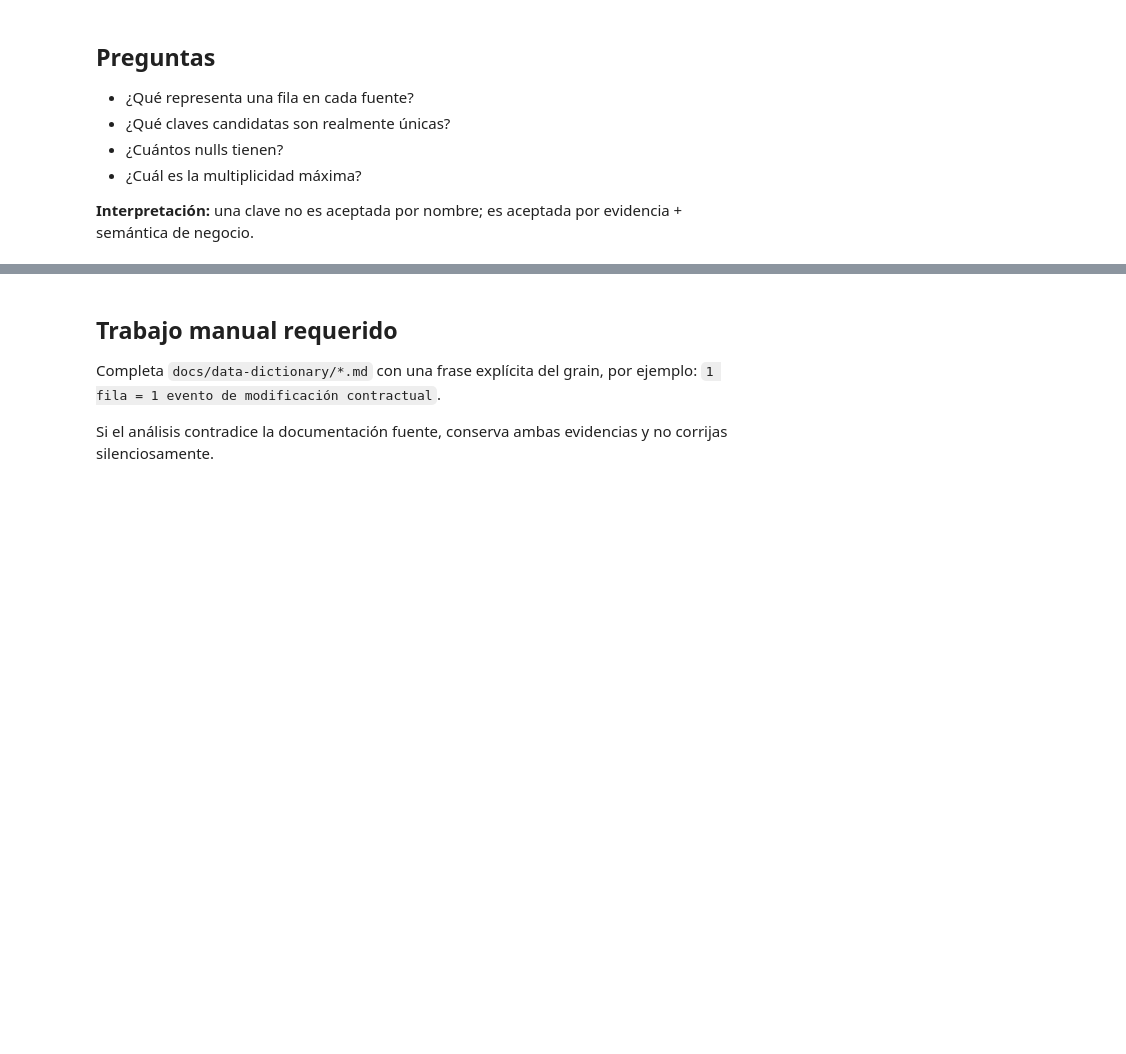
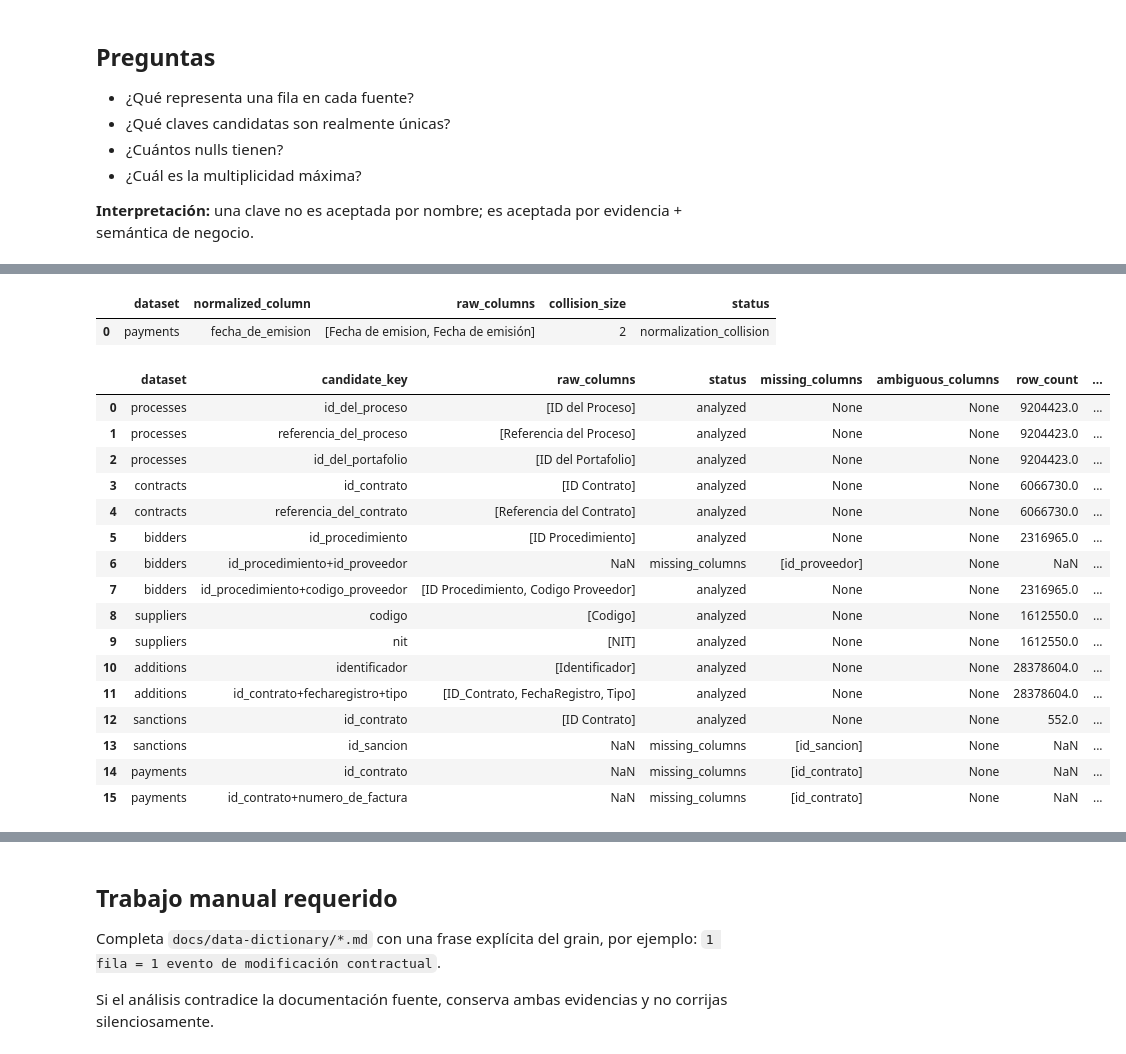
Before and after one commit to IngenieroJosser/argos-data-science, a Jupyter notebook: notebooks/02_grain_keys_and_duplicates.ipynb, the cells around one changed output, grey strips where cells are left out. Saved outputs shown, nothing was run; the diff lists cells and outputs as text; code cells hidden in the pictures; blank space fills up the shorter version.

```diff
--- a/notebooks/02_grain_keys_and_duplicates.ipynb
+++ b/notebooks/02_grain_keys_and_duplicates.ipynb
@@ -36,21 +44,62 @@ pd.set_option("display.max_colwidth", 120)
 # %%
-from argos.profiling.keys import analyze_all_candidate_keys
+from argos.profiling.keys import (
+    analyze_all_candidate_keys,
+    analyze_all_normalization_collisions,
+)
 from argos.common.reports import write_report
 
 cfg = PROJECT_CONFIG["profiling"]
+
+# 1) Audit lossy normalization collisions explicitly. A collision is a
+#    schema finding, not a reason to abort key analysis unless the candidate
+#    key itself is ambiguous.
+normalization_collisions = analyze_all_normalization_collisions(
+    FILES,
+    sample_size=cfg["csv_sample_size"],
+    temp_directory=paths.root / ".cache" / "duckdb",
+)
+
+write_report(
+    normalization_collisions,
+    paths.reports / "profiling" / "column_normalization_collisions.parquet",
+)
+
+# 2) Analyze configured candidate keys. Unrelated normalization collisions
+#    no longer block the analysis.
 key_analysis = analyze_all_candidate_keys(
     FILES,
     DATASETS,
     sample_size=cfg["csv_sample_size"],
     temp_directory=paths.root / ".cache" / "duckdb",
 )
 
 write_report(
     key_analysis,
     paths.reports / "profiling" / "key_analysis.parquet",
 )
 
+display(normalization_collisions)
 key_analysis
+# %% [output]
+|  | dataset | normalized_column | raw_columns | collision_size | status |
+| 0 | payments | fecha_de_emision | [Fecha de emision, Fecha de emisión] | 2 | normalization_collision |
+|  | dataset | candidate_key | raw_columns | status | missing_columns | ambiguous_columns | row_count | ... |
+| 0 | processes | id_del_proceso | [ID del Proceso] | analyzed | None | None | 9204423.0 | ... |
+| 1 | processes | referencia_del_proceso | [Referencia del Proceso] | analyzed | None | None | 9204423.0 | ... |
+| 2 | processes | id_del_portafolio | [ID del Portafolio] | analyzed | None | None | 9204423.0 | ... |
+| 3 | contracts | id_contrato | [ID Contrato] | analyzed | None | None | 6066730.0 | ... |
+| 4 | contracts | referencia_del_contrato | [Referencia del Contrato] | analyzed | None | None | 6066730.0 | ... |
+| 5 | bidders | id_procedimiento | [ID Procedimiento] | analyzed | None | None | 2316965.0 | ... |
+| 6 | bidders | id_procedimiento+id_proveedor | NaN | missing_columns | [id_proveedor] | None | NaN | ... |
+| 7 | bidders | id_procedimiento+codigo_proveedor | [ID Procedimiento, Codigo Proveedor] | analyzed | None | None | 2316965.0 | ... |
+| 8 | suppliers | codigo | [Codigo] | analyzed | None | None | 1612550.0 | ... |
+| 9 | suppliers | nit | [NIT] | analyzed | None | None | 1612550.0 | ... |
+| 10 | additions | identificador | [Identificador] | analyzed | None | None | 28378604.0 | ... |
+| 11 | additions | id_contrato+fecharegistro+tipo | [ID_Contrato, FechaRegistro, Tipo] | analyzed | None | None | 28378604.0 | ... |
+| 12 | sanctions | id_contrato | [ID Contrato] | analyzed | None | None | 552.0 | ... |
+| 13 | sanctions | id_sancion | NaN | missing_columns | [id_sancion] | None | NaN | ... |
+| 14 | payments | id_contrato | NaN | missing_columns | [id_contrato] | None | NaN | ... |
+| 15 | payments | id_contrato+numero_de_factura | NaN | missing_columns | [id_contrato] | None | NaN | ... |
 # %%
 # Candidatos que podrían ser PK técnica cuando son no-null.
 key_analysis.loc[
```
Also changed, not shown: parts of 5 cells of this notebook, 43 other files.
